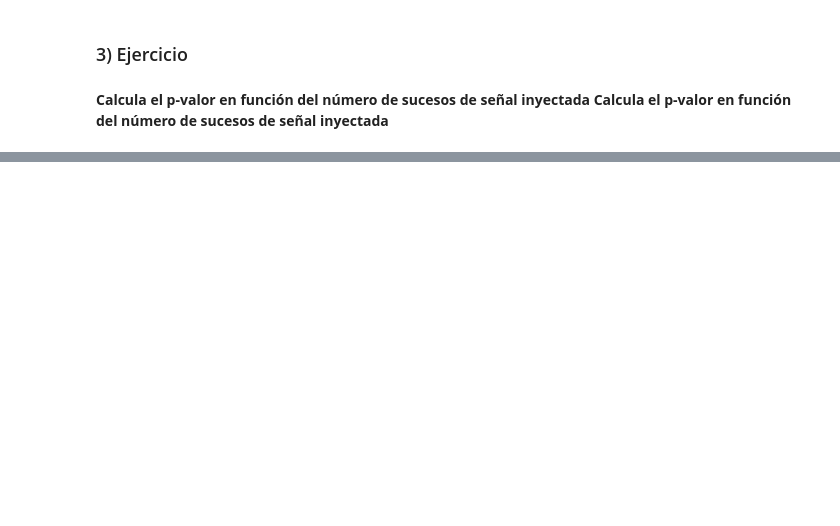
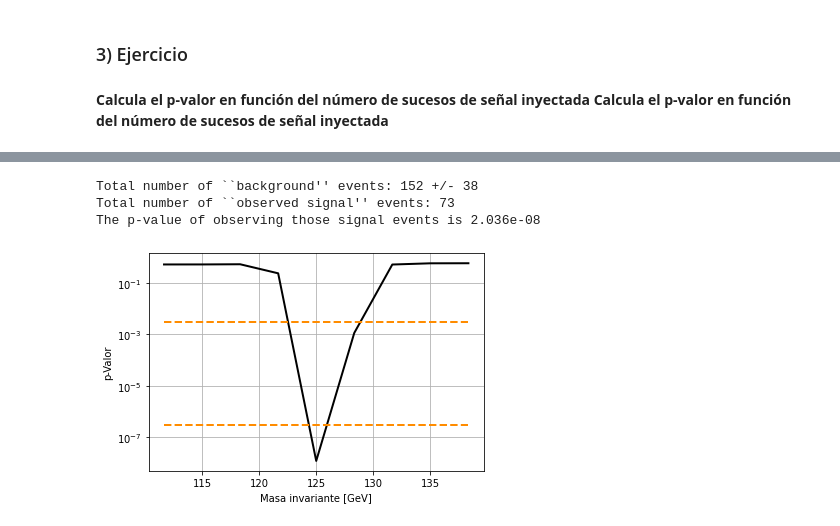
Before and after one commit to folguera/FPFE-DataAnalisisNotebook, a Jupyter notebook: Ejercicios/12-Hmm.ipynb, the cells around one changed output, grey strips where cells are left out. Saved outputs shown, nothing was run; the diff lists cells and outputs as text; code cells hidden in the pictures; blank space fills up the shorter version.

Commit message:
adding p-value calculation

```diff
--- a/Ejercicios/12-Hmm.ipynb
+++ b/Ejercicios/12-Hmm.ipynb
@@ -322,0 +263,48 @@ Ttest_relResult(statistic=1.4638501094227998, pvalue=0.17726770250560825)
+# %%
+norm = (140-110)/len(bin_centres)
+
+F_bkg = quad(expo, 120., 130., args=(par_exp[0],par_exp[1]))
+F_bkg_up = quad(expo, 120., 130., args=(par_exp_1sigup[0],par_exp_1sigup[1]))
+F_sig = quad(gaus_exp, 120., 130., args=(par_ge[0],par_ge[1],par_ge[2],par_ge[3],par_ge[4]))
+
+N_bkg = F_bkg[0]/norm
+N_sig = (F_sig[0]-F_bkg[0])/norm
+
+print("Total number of ``background'' events: %d +/- %d" %(N_bkg,abs((F_bkg_up[0])/(norm)-N_bkg)))
+print("Total number of ``observed signal'' events: %d" %(N_sig))
+
+from scipy.stats import poisson
+print("The p-value of observing those signal events is %4.3e" %(poisson.sf( N_bkg+N_sig-1, N_bkg)))
+
+### do a sliding window of 10 GeV
+N_bkg = []
+N_sig = []
+pVal = []
+m = np.linspace(110,140,10)
+for i in range(len(m)-1):
+    F_bkg = quad(expo, m[i], m[i+1], args=(par_exp[0],par_exp[1]))
+    F_bkg_up = quad(expo, m[i], m[i+1], args=(par_exp_1sigup[0],par_exp_1sigup[1]))
+    F_sig = quad(gaus_exp, m[i], m[i+1], args=(par_ge[0],par_ge[1],par_ge[2],par_ge[3],par_ge[4]))
+
+    N_bkg.append(F_bkg[0]/norm)
+    N_sig.append((F_sig[0]-F_bkg[0])/norm)
+
+    pVal.append(poisson.sf( N_bkg[i]+N_sig[i]-1, N_bkg[i]))
+
+ #   print("Total number of ``background'' events: %d +/- %d" %(N_bkg[i],abs((F_bkg_up[0])/(norm)-N_bkg[i])))
+ #   print("Total number of ``observed signal'' events: %d" %(N_sig[i]))
+
+m_x = centers_from_borders(m)
+
+plt.semilogy(m_x, pVal, '-', color='black', linewidth=2)
+plt.semilogy(m_x,np.full_like(m_x,0.003), '--', color='darkorange', linewidth=2)
+plt.semilogy(m_x,np.full_like(m_x,0.0000003), '--', color='darkorange', linewidth=2)
+plt.xlabel('Masa invariante [GeV]')
+plt.ylabel('p-Valor')
+plt.grid()
+plt.show()
+# %% [output]
+Total number of ``background'' events: 152 +/- 38
+Total number of ``observed signal'' events: 73
+The p-value of observing those signal events is 2.036e-08
+[figure, added]
```
Also changed, not shown: parts of 13 cells of this notebook.
